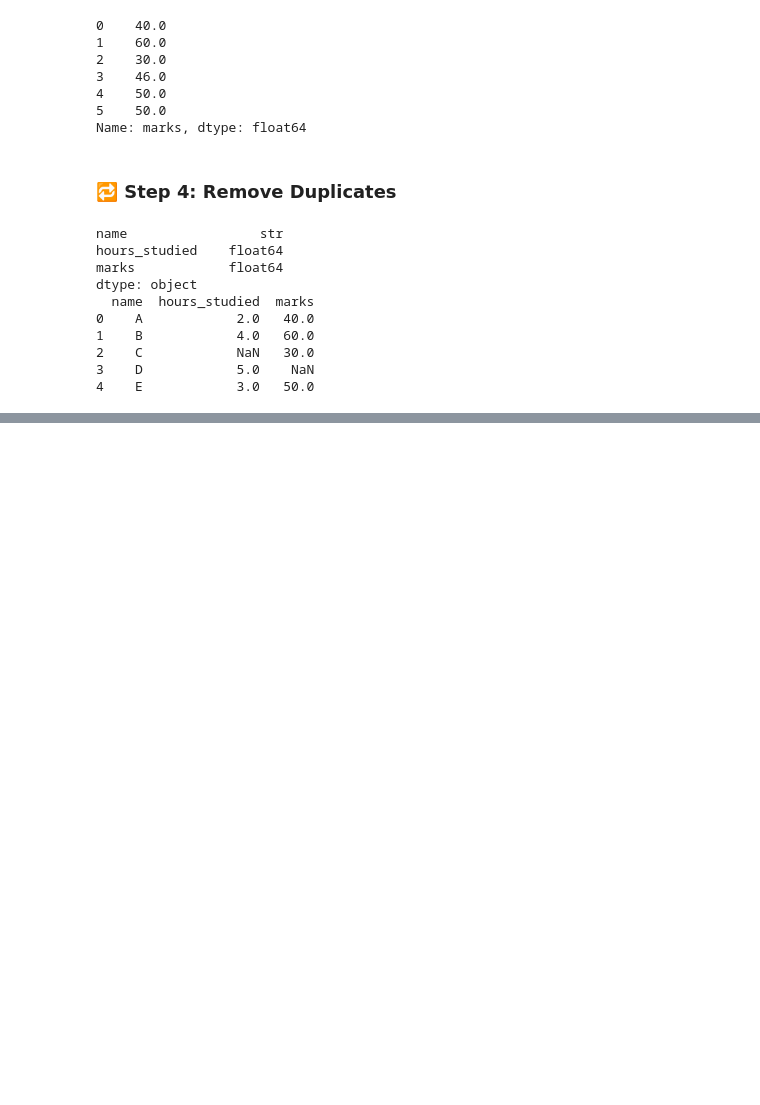
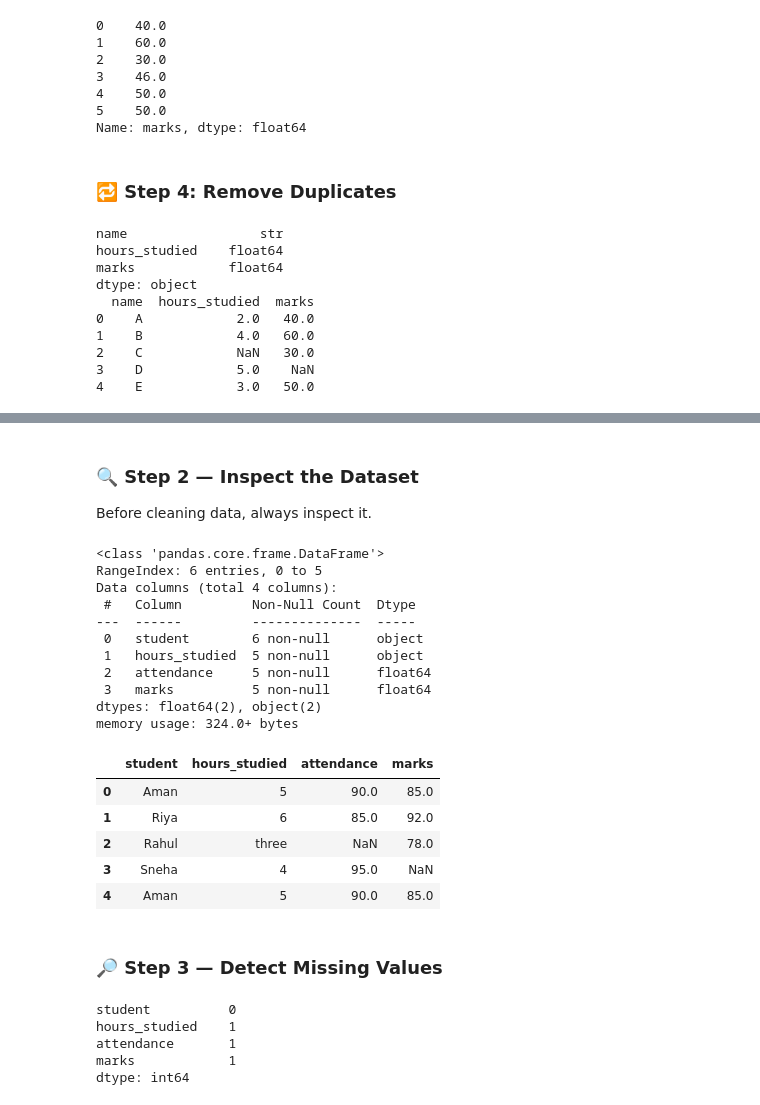
Before and after one commit to RajCodes1996/AIML_2026, a Jupyter notebook: Main/ML_5_to_10.ipynb, the cells around one changed output, grey strips where cells are left out. Cells and saved outputs as stored; diff of their text form; code cells hidden in the pictures; blank space fills up the shorter version.

```diff
--- a/Main/ML_5_to_10.ipynb
+++ b/Main/ML_5_to_10.ipynb
@@ -400,0 +442,37 @@ dtype: object
+# %% [markdown]
+### 🔍 Step 2 — Inspect the Dataset
+
+Before cleaning data, always inspect it.
+# %%
+df.info()
+df.describe()
+df.head()
+# %% [output]
+<class 'pandas.core.frame.DataFrame'>
+RangeIndex: 6 entries, 0 to 5
+Data columns (total 4 columns):
+ #   Column         Non-Null Count  Dtype
+---  ------         --------------  -----
+ 0   student        6 non-null      object
+ 1   hours_studied  5 non-null      object
+ 2   attendance     5 non-null      float64
+ 3   marks          5 non-null      float64
+dtypes: float64(2), object(2)
+memory usage: 324.0+ bytes
+|  | student | hours_studied | attendance | marks |
+| 0 | Aman | 5 | 90.0 | 85.0 |
+| 1 | Riya | 6 | 85.0 | 92.0 |
+| 2 | Rahul | three | NaN | 78.0 |
+| 3 | Sneha | 4 | 95.0 | NaN |
+| 4 | Aman | 5 | 90.0 | 85.0 |
+# %% [markdown]
+### 🔎 Step 3 — Detect Missing Values
+# %%
+df.isnull()
+df.isnull().sum()
+# %% [output]
+student          0
+hours_studied    1
+attendance       1
+marks            1
+dtype: int64
```
Also changed, not shown: parts of 19 cells of this notebook.
